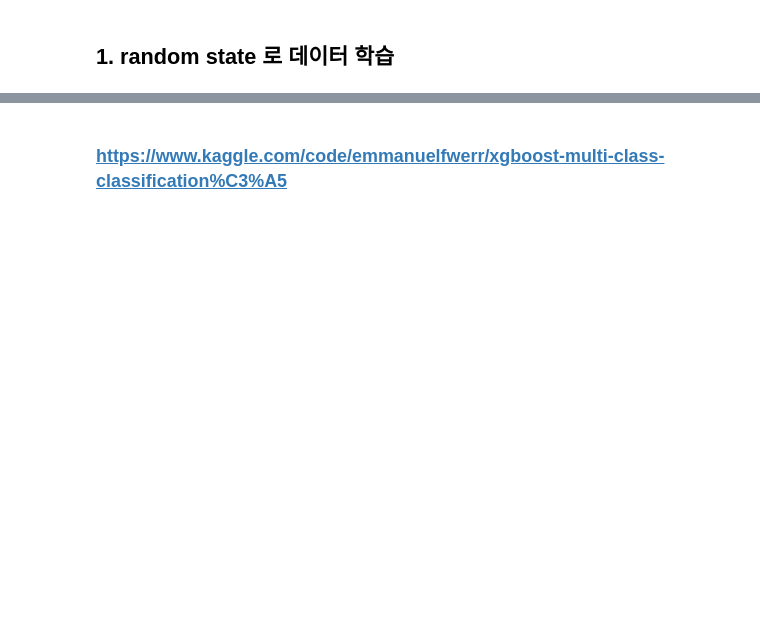
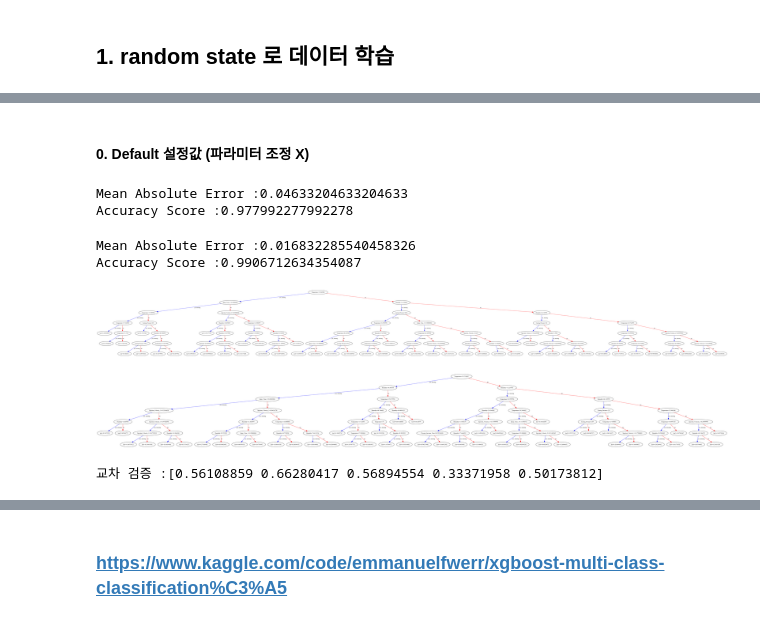
Before and after one commit to IceBear9028/TermProject-main, a Jupyter notebook: EDA/Xgboost_classfier.ipynb, the cells around one changed output, grey strips where cells are left out. Drawn from its saved outputs; the diff is of its cells as text; code cells hidden in the pictures; blank space fills up the shorter version.

```diff
--- a/EDA/Xgboost_classfier.ipynb
+++ b/EDA/Xgboost_classfier.ipynb
@@ -77,13 +124,0 @@ wlist = [(tr_x, tr_y),(te_x,te_y) ]
-# %%
-xgb_model = xgb.XGBClassifier(objective = 'multi:softmax',
-                              num_class = 4,
-                              missing = 1,
-                              early_stopping_rounds = 10,
-                              eval_metric = 'Binary classification error rate (0.5 threshold)'
-                              )
-xgb_model.fit(tr_x, tr_y, verbose = 1, eval_set = wlist)
-
-# xgboost는 결과가 아닌, 결과를 추정하는 확률로 값이 반환한다.
-# pred_probs = xgb_model.predict()
-# pred_probs
-# preds = [ 1 if x > 0.5 else 0 for x in pred_probs ]
@@ -94,0 +125,59 @@ Stack trace:
+# %% [markdown]
+#### 0. Default 설정값 (파라미터 조정 X)
+# %%
+from sklearn.metrics import mean_absolute_error, accuracy_score
+
+# 학습 진행
+xgb_class = xgb.XGBClassifier()
+xgb_class.fit(tr_x, tr_y)
+
+# 결과
+prediction = xgb_class.predict(te_x)
+
+# 성능 평가
+print("Mean Absolute Error :" + str(mean_absolute_error(prediction, te_y)))
+print("Accuracy Score :" + str(accuracy_score(prediction, te_y)) )
+# %% [output]
+Mean Absolute Error :0.04633204633204633
+Accuracy Score :0.977992277992278
+# %%
+from sklearn.metrics import mean_absolute_error, accuracy_score
+
+# 학습 진행
+xgb_class_zscore = xgb.XGBClassifier()
+xgb_class_zscore.fit(tr_zscore_x, tr_zscore_y)
+
+# 결과
+prediction_zscore = xgb_class.predict(te_zscore_x)
+
+# 성능 평가
+print("Mean Absolute Error :" + str(mean_absolute_error(prediction_zscore, te_zscore_y)))
+print("Accuracy Score :" + str(accuracy_score(prediction_zscore, te_zscore_y)) )
+# %% [output]
+Mean Absolute Error :0.016832285540458326
+Accuracy Score :0.9906712634354087
+# %%
+import matplotlib.pyplot as plt
+
+fig, ax = plt.subplots(figsize=(130, 200))
+xgb.plot_tree(xgb_class, num_trees=4, ax=ax)
+plt.show()
+# %% [output]
+[figure, added]
+# %%
+import matplotlib.pyplot as plt
+
+fig, ax = plt.subplots(figsize=(130, 200))
+xgb.plot_tree(xgb_class_zscore, num_trees=4, ax=ax)
+plt.show()
+# %% [output]
+[figure, added]
+# %%
+# 교차검증 진행
+# 원본 데이터 + default XGB
+from sklearn.model_selection import cross_val_score
+
+score_xgb = cross_val_score(xgb_class, X, Y, cv = 5)
+print('교차 검증 :'+ str(score_xgb))
+# %% [output]
+교차 검증 :[0.56108859 0.66280417 0.56894554 0.33371958 0.50173812]
```
Also changed, not shown: parts of 31 cells of this notebook, 9 other files.
